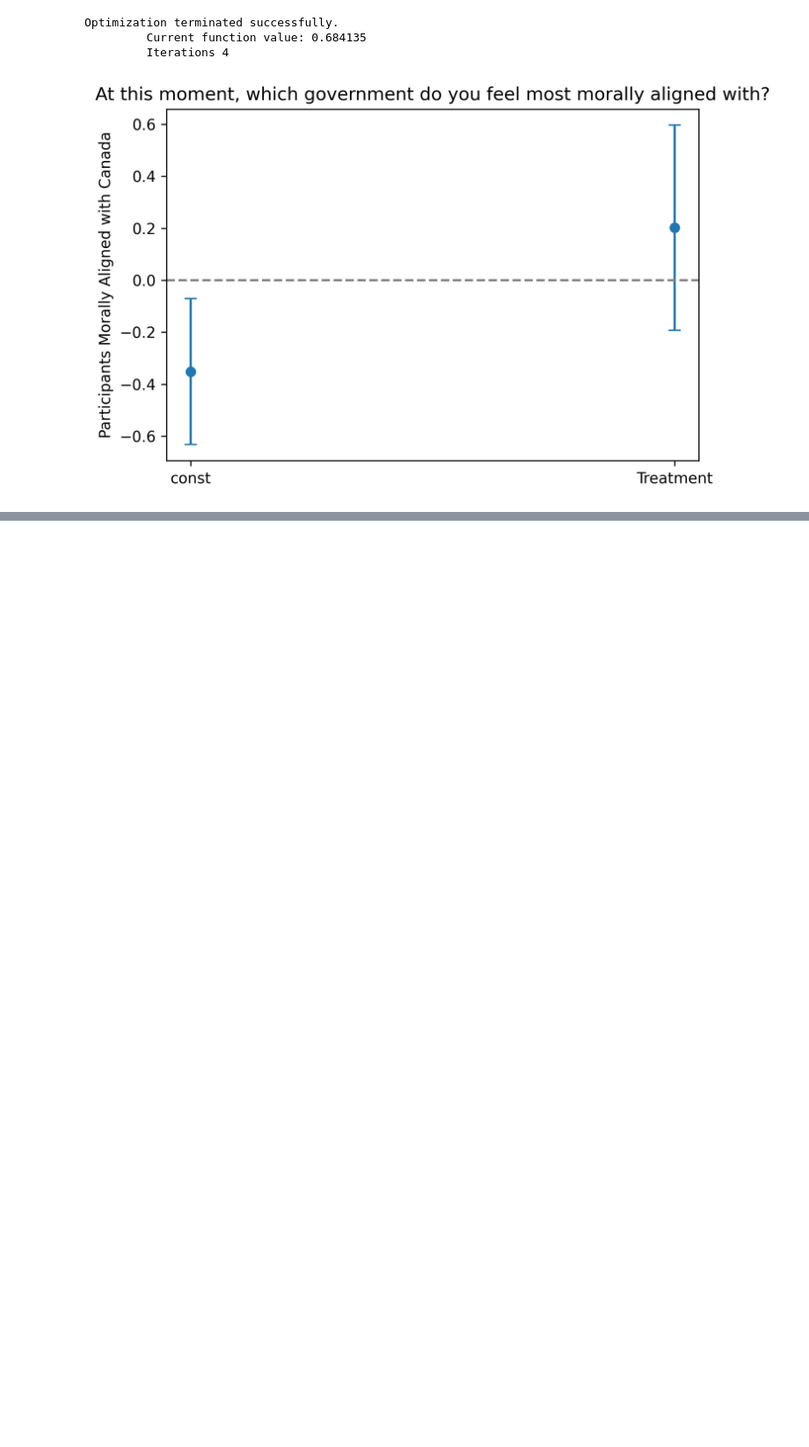
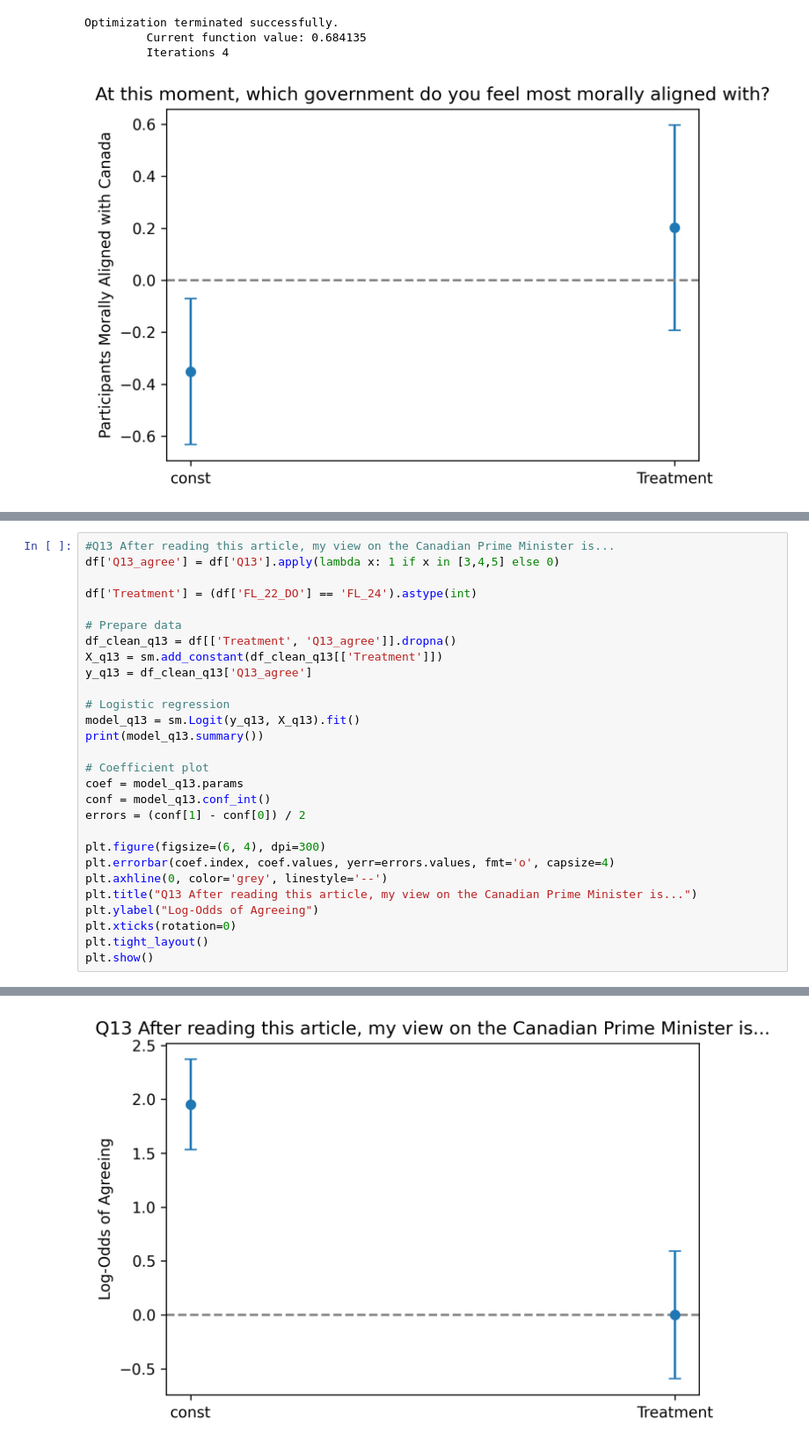
Before and after one commit to lmsobhani/Thesis, a Jupyter notebook: SurveyAnalysisJupyter.ipynb, the cells around one changed output, grey strips where cells are left out. Shown at 88% size. Cells and saved outputs as stored; diff of their text form; blank space fills up the shorter version.

```diff
--- a/SurveyAnalysisJupyter.ipynb
+++ b/SurveyAnalysisJupyter.ipynb
@@ -434,0 +503,29 @@ plt.show()
+# %%
+#Q13 After reading this article, my view on the Canadian Prime Minister is...
+df['Q13_agree'] = df['Q13'].apply(lambda x: 1 if x in [3,4,5] else 0)
+
+df['Treatment'] = (df['FL_22_DO'] == 'FL_24').astype(int)
+
+# Prepare data
+df_clean_q13 = df[['Treatment', 'Q13_agree']].dropna()
+X_q13 = sm.add_constant(df_clean_q13[['Treatment']])
+y_q13 = df_clean_q13['Q13_agree']
+
+# Logistic regression
+model_q13 = sm.Logit(y_q13, X_q13).fit()
+print(model_q13.summary())
+
+# Coefficient plot
+coef = model_q13.params
+conf = model_q13.conf_int()
+errors = (conf[1] - conf[0]) / 2
+
+plt.figure(figsize=(6, 4), dpi=300)
+plt.errorbar(coef.index, coef.values, yerr=errors.values, fmt='o', capsize=4)
+plt.axhline(0, color='grey', linestyle='--')
+plt.title("Q13 After reading this article, my view on the Canadian Prime Minister is...")
+plt.ylabel("Log-Odds of Agreeing")
+plt.xticks(rotation=0)
+plt.tight_layout()
+plt.show()
+# %% [output]
@@ -434,0 +550 @@ plt.show()
+[figure, added]
```
Also changed, not shown: parts of 11 cells of this notebook.
